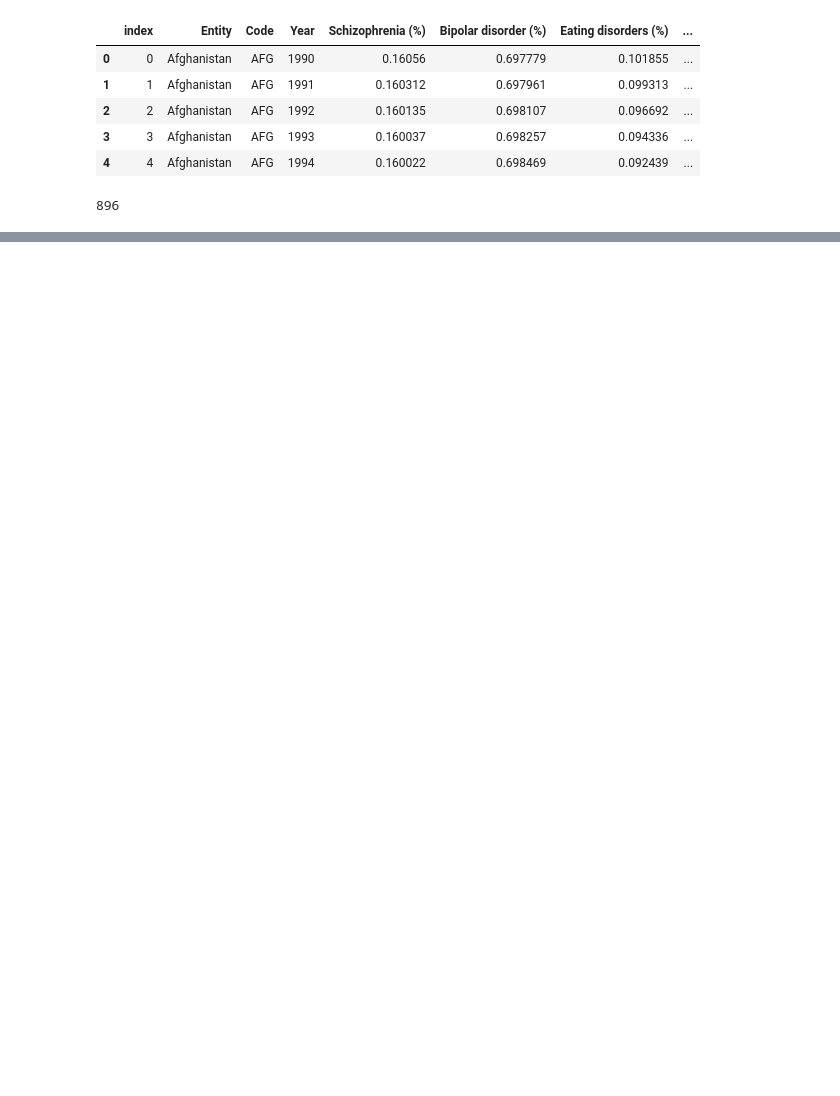
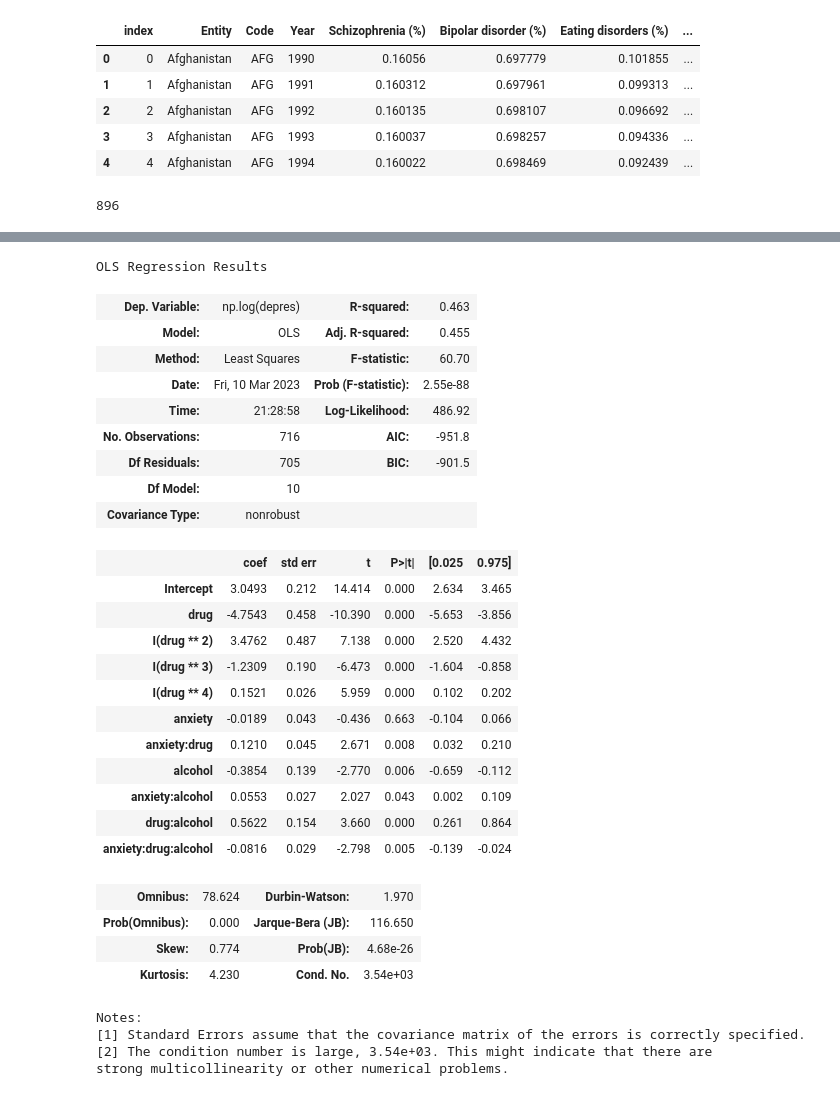
Before and after one commit to marlenealanis/stat-303-2-project, a Jupyter notebook: Project_dataframe.ipynb, the cells around one changed output, grey strips where cells are left out. Cells and saved outputs as stored; diff of their text form; code cells hidden in the pictures; blank space fills up the shorter version.

```diff
--- a/Project_dataframe.ipynb
+++ b/Project_dataframe.ipynb
@@ -270 +270,35 @@ Notes:
 strong multicollinearity or other numerical problems.
+# %%
+depres_obj9 = smf.ols(formula = 'np.log(depres)~drug+I(drug**2)+I(drug**3)+I(drug**4)+anxiety*drug*alcohol', data = train).fit()
+depres_obj9.summary()
+# %% [output]
+OLS Regression Results
+| Dep. Variable: | np.log(depres) | R-squared: | 0.463 |
+| Model: | OLS | Adj. R-squared: | 0.455 |
+| Method: | Least Squares | F-statistic: | 60.70 |
+| Date: | Fri, 10 Mar 2023 | Prob (F-statistic): | 2.55e-88 |
+| Time: | 21:28:58 | Log-Likelihood: | 486.92 |
+| No. Observations: | 716 | AIC: | -951.8 |
+| Df Residuals: | 705 | BIC: | -901.5 |
+| Df Model: | 10 |  |  |
+| Covariance Type: | nonrobust |  |  |
+|  | coef | std err | t | P>|t| | [0.025 | 0.975] |
+| Intercept | 3.0493 | 0.212 | 14.414 | 0.000 | 2.634 | 3.465 |
+| drug | -4.7543 | 0.458 | -10.390 | 0.000 | -5.653 | -3.856 |
+| I(drug ** 2) | 3.4762 | 0.487 | 7.138 | 0.000 | 2.520 | 4.432 |
+| I(drug ** 3) | -1.2309 | 0.190 | -6.473 | 0.000 | -1.604 | -0.858 |
+| I(drug ** 4) | 0.1521 | 0.026 | 5.959 | 0.000 | 0.102 | 0.202 |
+| anxiety | -0.0189 | 0.043 | -0.436 | 0.663 | -0.104 | 0.066 |
+| anxiety:drug | 0.1210 | 0.045 | 2.671 | 0.008 | 0.032 | 0.210 |
+| alcohol | -0.3854 | 0.139 | -2.770 | 0.006 | -0.659 | -0.112 |
+| anxiety:alcohol | 0.0553 | 0.027 | 2.027 | 0.043 | 0.002 | 0.109 |
+| drug:alcohol | 0.5622 | 0.154 | 3.660 | 0.000 | 0.261 | 0.864 |
+| anxiety:drug:alcohol | -0.0816 | 0.029 | -2.798 | 0.005 | -0.139 | -0.024 |
+| Omnibus: | 78.624 | Durbin-Watson: | 1.970 |
+| Prob(Omnibus): | 0.000 | Jarque-Bera (JB): | 116.650 |
+| Skew: | 0.774 | Prob(JB): | 4.68e-26 |
+| Kurtosis: | 4.230 | Cond. No. | 3.54e+03 |
+Notes:
+[1] Standard Errors assume that the covariance matrix of the errors is correctly specified.
+[2] The condition number is large, 3.54e+03. This might indicate that there are
+strong multicollinearity or other numerical problems.
```
Also changed, not shown: parts of 13 cells of this notebook.
